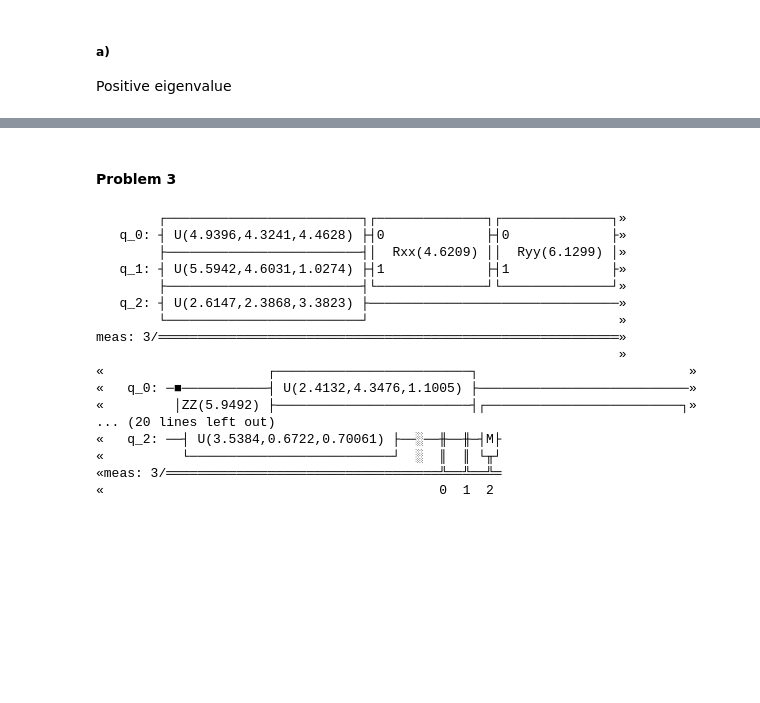
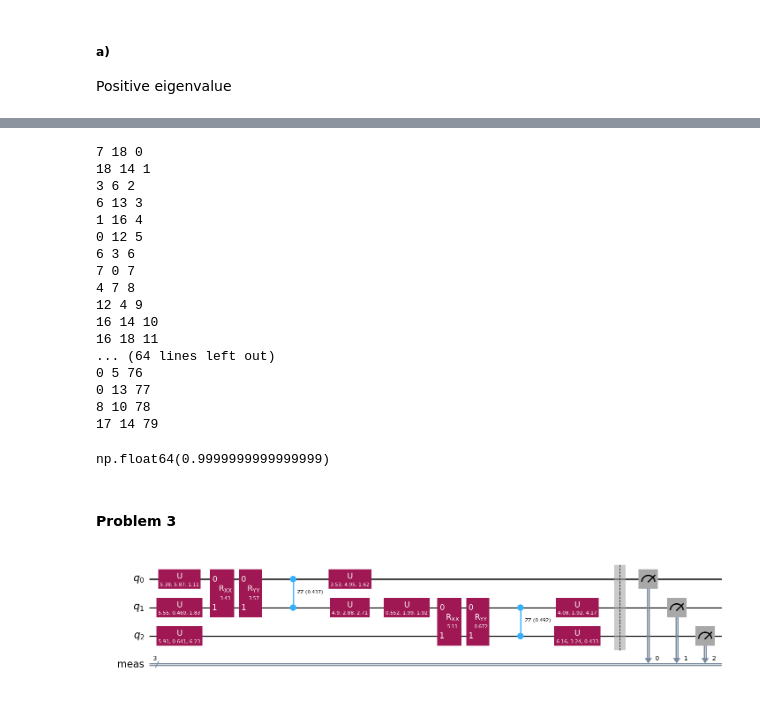
Before and after one commit to Waterbird20/QuantumChallenge, a Jupyter notebook: Prob1/src/prob1.ipynb, the cells around one changed output, grey strips where cells are left out. Drawn from its saved outputs; the diff is of its cells as text; code cells hidden in the pictures; blank space fills up the shorter version.

```diff
--- a/Prob1/src/prob1.ipynb
+++ b/Prob1/src/prob1.ipynb
@@ -461,3 +543,31 @@ circ.draw()
+# %%
+num_qubits = 19
+depth = 80
+U_hidden = generate_clifford_circ(num_qubits, depth)
+graph = GraphStateQST(U_hidden, num_qubits)
+U_gen = GraphState(num_qubits, graph)
+# %% [output]
+7 18 0
+18 14 1
+3 6 2
+6 13 3
+1 16 4
+0 12 5
+6 3 6
+7 0 7
+4 7 8
+12 4 9
+16 14 10
+16 18 11
+... (64 lines left out)
+0 5 76
+0 13 77
+8 10 78
+17 14 79
+# %%
+give_score(U_hidden, U_gen)
+# %% [output]
+np.float64(0.9999999999999999)
 # %% [markdown]
 #### Problem 3
 # %%
@@ -467,25 +577,9 @@ np.set_printoptions(linewidth=np.inf)
 # %%
 qc = U_hidden.copy()
 qc2 = qiskit.QuantumCircuit(num_qubits)
 
 circ = qc.compose(qc2)
 circ.measure_all()
-circ.draw()
+circ.draw(output="mpl")
 # %% [output]
-        ┌─────────────────────────┐┌──────────────┐┌──────────────┐»
-   q_0: ┤ U(4.9396,4.3241,4.4628) ├┤0             ├┤0             ├»
-        ├─────────────────────────┤│  Rxx(4.6209) ││  Ryy(6.1299) │»
-   q_1: ┤ U(5.5942,4.6031,1.0274) ├┤1             ├┤1             ├»
-        ├─────────────────────────┤└──────────────┘└──────────────┘»
-   q_2: ┤ U(2.6147,2.3868,3.3823) ├────────────────────────────────»
-        └─────────────────────────┘                                »
-meas: 3/═══════════════════════════════════════════════════════════»
-                                                                   »
-«                     ┌─────────────────────────┐                           »
-«   q_0: ─■───────────┤ U(2.4132,4.3476,1.1005) ├───────────────────────────»
-«         │ZZ(5.9492) ├─────────────────────────┤┌─────────────────────────┐»
-... (20 lines left out)
-«   q_2: ──┤ U(3.5384,0.6722,0.70061) ├──░──╫──╫─┤M├
-«          └──────────────────────────┘  ░  ║  ║ └╥┘
-«meas: 3/═══════════════════════════════════╩══╩══╩═
-«                                           0  1  2
+[figure, added]
```
Also changed, not shown: parts of 18 cells of this notebook, 6 other files.
